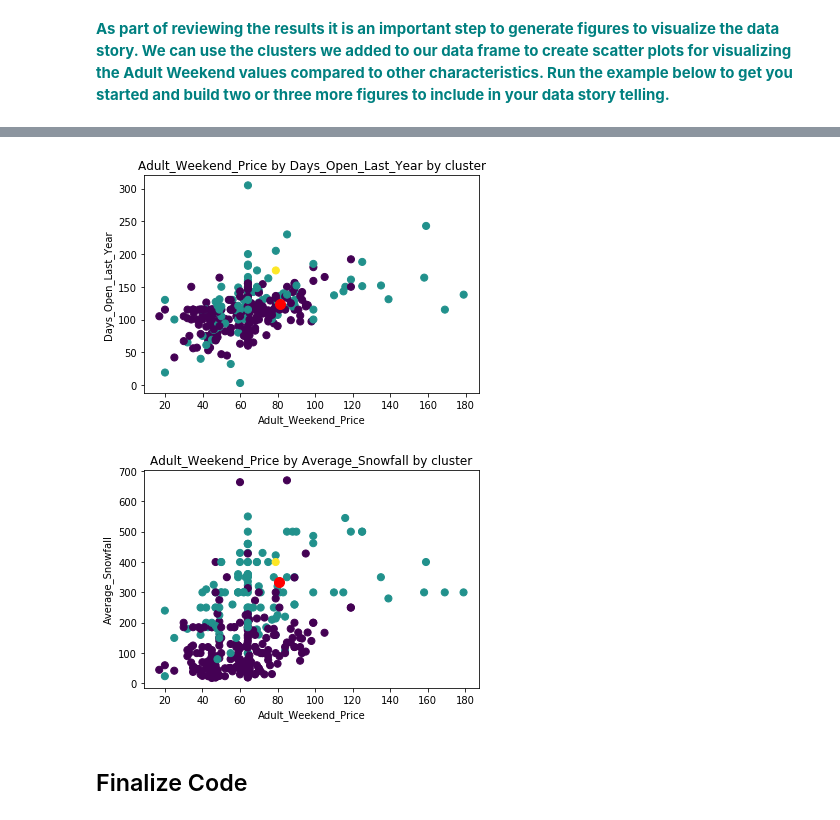
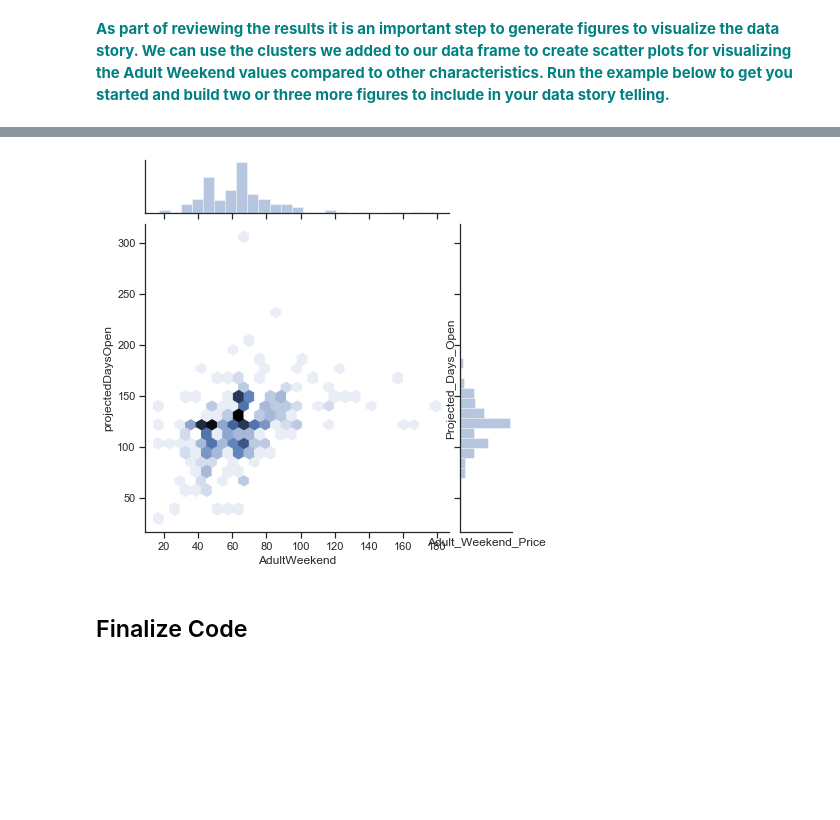
Before and after one commit to bdrau90/GuidedCapstone, a Jupyter notebook: 6_Documentation/Notebook_stepsix.ipynb, the cells around one changed output, grey strips where cells are left out. Saved outputs shown, nothing was run; the diff lists cells and outputs as text; code cells hidden in the pictures; blank space fills up the shorter version.

```diff
--- a/6_Documentation/Notebook_stepsix.ipynb
+++ b/6_Documentation/Notebook_stepsix.ipynb
@@ -137,21 +138,12 @@ plt.savefig('figures/fig2.png',bbox_inches='tight')
-# %%
-plt.scatter(df['AdultWeekend'], df['daysOpenLastYear'], c=df['clusters'], s=50, cmap='viridis', label ='clusters')
-plt.scatter(ac['AdultWeekend'], ac['daysOpenLastYear'], c='red', s=100)
-plt.xlabel('Adult_Weekend_Price')
-plt.ylabel('Days_Open_Last_Year')
-plt.title('Adult_Weekend_Price by Days_Open_Last_Year by cluster')
-plt.savefig('figures/fig3.png',bbox_inches='tight')
-# %% [output]
-[figure, removed]
-# %%
-plt.scatter(df['AdultWeekend'], df['averageSnowfall'], c=df['clusters'], s=50, cmap='viridis', label ='clusters')
-plt.scatter(ac['AdultWeekend'], ac['averageSnowfall'], c='red', s=100)
-plt.xlabel('Adult_Weekend_Price')
-plt.ylabel('Average_Snowfall')
-plt.title('Adult_Weekend_Price by Average_Snowfall by cluster')
-plt.savefig('figures/fig4.png',bbox_inches='tight')
-# %% [output]
-[figure, removed]
+# %%
+sns.set(style='ticks')
+sns.jointplot(x=df['AdultWeekend'], y=df['projectedDaysOpen'], kind='hex')
+sns.despine()
+plt.xlabel('Adult_Weekend_Price')
+plt.ylabel('Projected_Days_Open')
+plt.savefig('figures/fig3.png',bbox_inches='tight')
+# %% [output]
+[figure, added]
 # %% [markdown]
 ## Finalize Code
 # %% [markdown]
```
Also changed, not shown: parts of 9 cells of this notebook.
